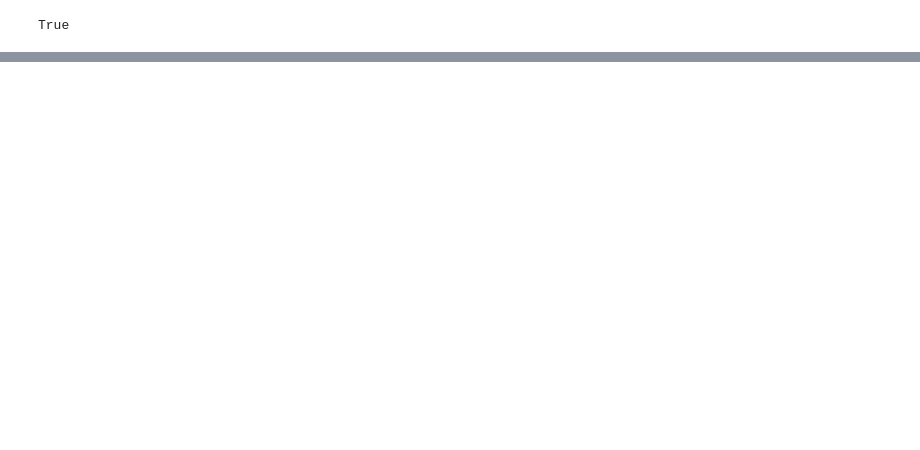
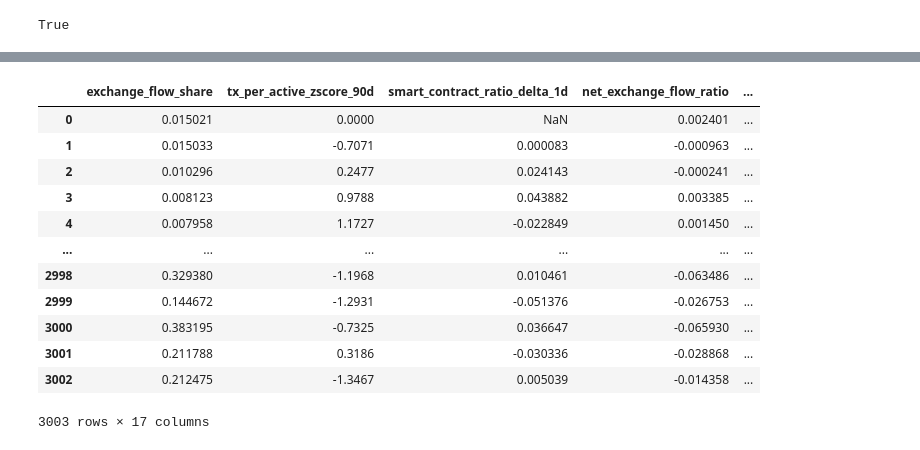
Before and after one commit to FirstBML/Whale-Movement-Based-Price-Direction-Generator-V2, a Jupyter notebook: WhalesIntent/Intent/NoteBookLatest.ipynb, the cells around one changed output, grey strips where cells are left out. Saved outputs shown, nothing was run; the diff lists cells and outputs as text; code cells hidden in the pictures; blank space fills up the shorter version.

```diff
--- a/WhalesIntent/Intent/NoteBookLatest.ipynb
+++ b/WhalesIntent/Intent/NoteBookLatest.ipynb
@@ -2301,0 +736,16 @@ Reasons: no_structural_break
+# %%
+pd.read_csv('data/market_intent_ml_ready.csv')
+# %% [output]
+|  | exchange_flow_share | tx_per_active_zscore_90d | smart_contract_ratio_delta_1d | net_exchange_flow_ratio | ... |
+| 0 | 0.015021 | 0.0000 | NaN | 0.002401 | ... |
+| 1 | 0.015033 | -0.7071 | 0.000083 | -0.000963 | ... |
+| 2 | 0.010296 | 0.2477 | 0.024143 | -0.000241 | ... |
+| 3 | 0.008123 | 0.9788 | 0.043882 | 0.003385 | ... |
+| 4 | 0.007958 | 1.1727 | -0.022849 | 0.001450 | ... |
+| ... | ... | ... | ... | ... | ... |
+| 2998 | 0.329380 | -1.1968 | 0.010461 | -0.063486 | ... |
+| 2999 | 0.144672 | -1.2931 | -0.051376 | -0.026753 | ... |
+| 3000 | 0.383195 | -0.7325 | 0.036647 | -0.065930 | ... |
+| 3001 | 0.211788 | 0.3186 | -0.030336 | -0.028868 | ... |
+| 3002 | 0.212475 | -1.3467 | 0.005039 | -0.014358 | ... |
+3003 rows × 17 columns
```
Also changed, not shown: parts of 24 cells of this notebook, 5 other files.
